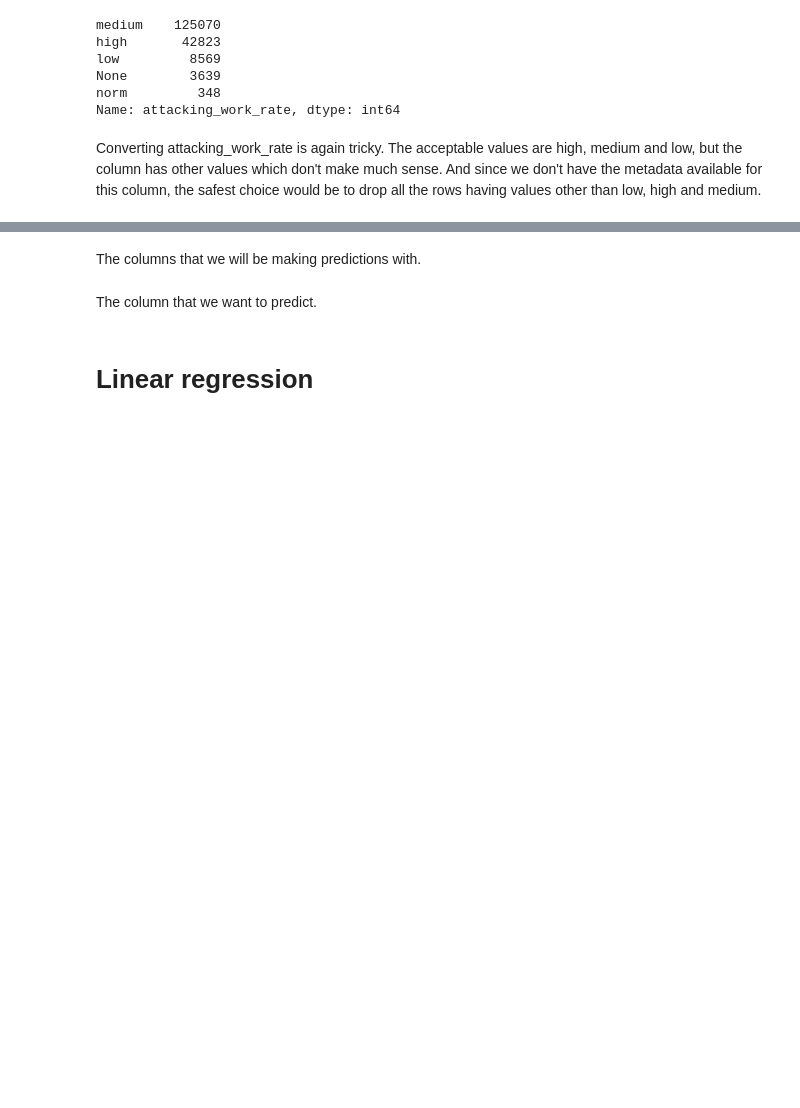
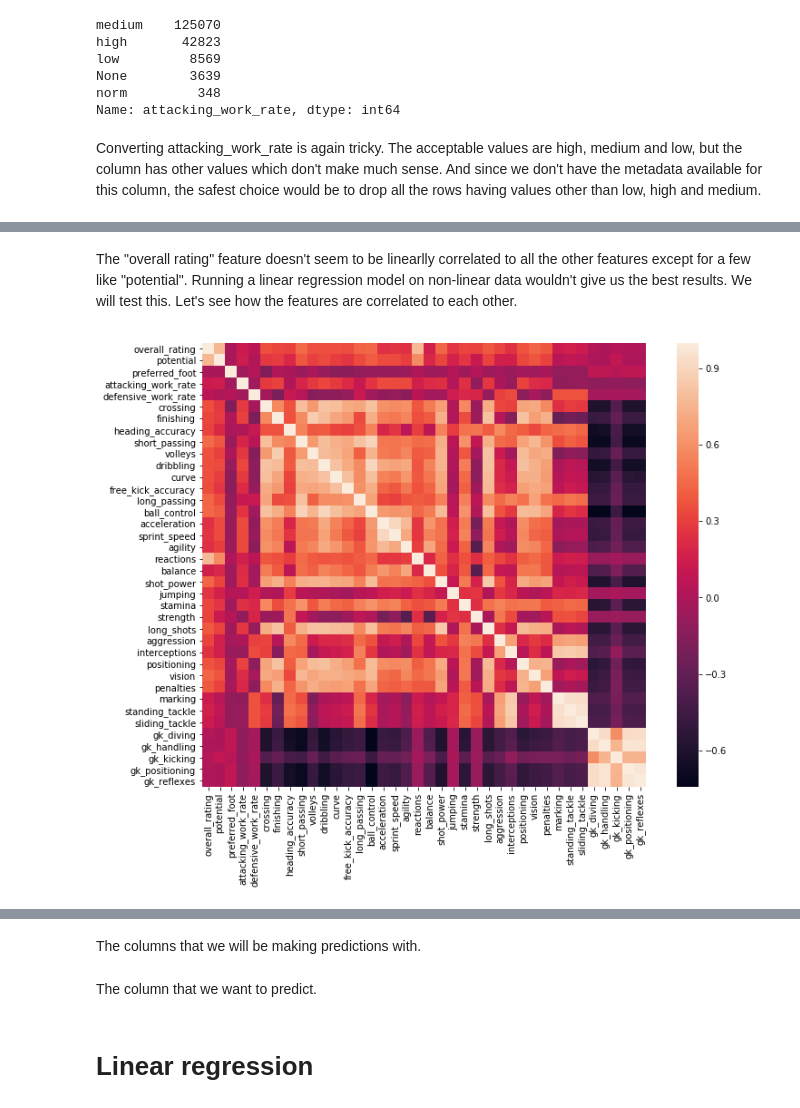
Before and after one commit to siddharthalal/Project-2---Predicting-Player-s-Ratings, a Jupyter notebook: Project 2 - Predicting Player's Rating.ipynb, the cells around one changed output, grey strips where cells are left out. Drawn from its saved outputs; the diff is of its cells as text; code cells hidden in the pictures; blank space fills up the shorter version.

```diff
--- a/Project 2 - Predicting Player's Rating.ipynb
+++ b/Project 2 - Predicting Player's Rating.ipynb
@@ -229,0 +206,8 @@ Index(['attacking_work_rate_high', 'attacking_work_rate_low',
+# %% [markdown]
+The "overall rating" feature doesn't seem to be linearlly correlated to all the other features except for a few like "potential". Running a linear regression model on non-linear data wouldn't give us the best results. We will test this. Let's see how the features are correlated to each other.
+# %%
+fig = plt.figure(figsize=(12,9))
+sns.heatmap(df.corr(), square=True)
+plt.show()
+# %% [output]
+[figure, added]
```
Also changed, not shown: parts of 58 cells of this notebook.
